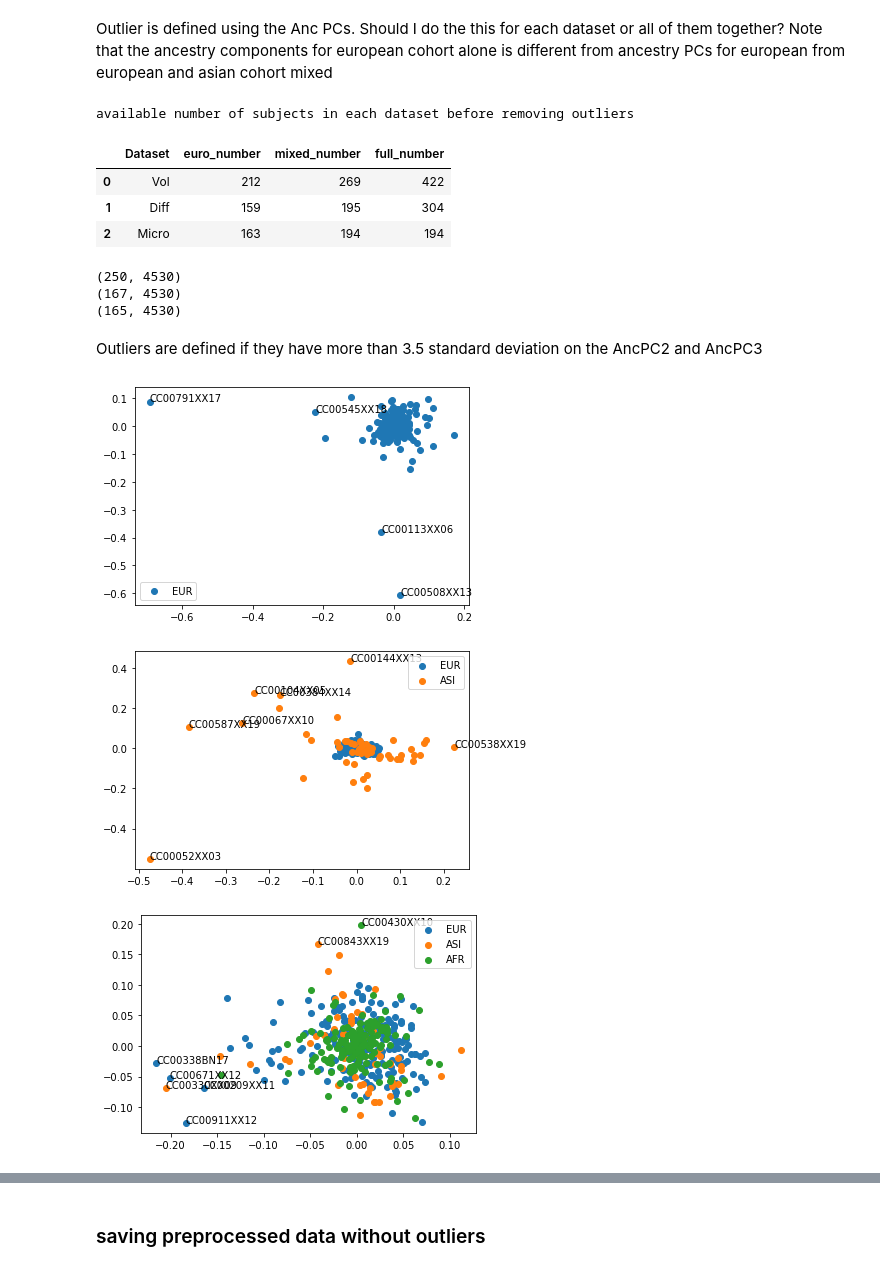
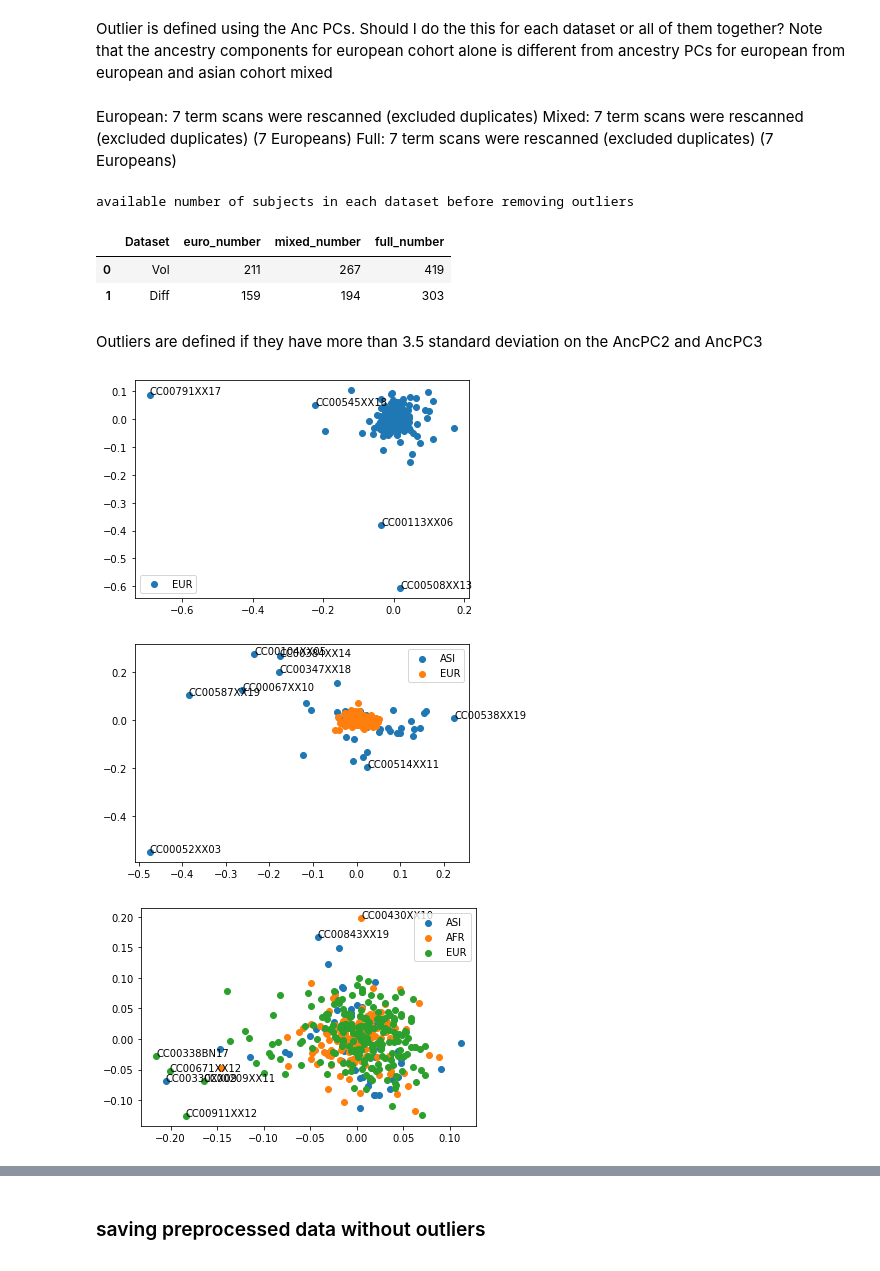
Before and after one commit to lehai-ml/dHCP_genetics, a Jupyter notebook: notebook_results/scz/1_SCZ_dHCP_data_preprocessing.ipynb, the cells around one changed output, grey strips where cells are left out. Cells and saved outputs as stored; diff of their text form; code cells hidden in the pictures.

```diff
--- a/notebook_results/scz/1_SCZ_dHCP_data_preprocessing.ipynb
+++ b/notebook_results/scz/1_SCZ_dHCP_data_preprocessing.ipynb
@@ -411,4 +494,8 @@ full_cohort.cohort_data.to_csv(f'{preprocessed_dataset_path}/imaging_data/log_fi
 ### Removing outliers
 # %% [markdown]
 Outlier is defined using the Anc PCs. Should I do the this for each dataset or all of them together? Note that the ancestry components for european cohort alone is different from ancestry PCs for european from european and asian cohort mixed
+# %% [markdown]
+European: 7 term scans were rescanned (excluded duplicates)
+Mixed: 7 term scans were rescanned (excluded duplicates) (7 Europeans)
+Full: 7 term scans were rescanned (excluded duplicates) (7 Europeans)
 # %%
@@ -418,49 +505,48 @@ full_cohort.extract_neonates_data(termness = 'term')
 # %%
 print('available number of subjects in each dataset before removing outliers')
 pd.DataFrame({
-    'Dataset': ['Vol', 'Diff', 'Micro'],
+    'Dataset': ['Vol', 'Diff',],
     'euro_number': [
         european_cohort.volumetric_df.shape[0],
         european_cohort.diffusion_df.shape[0],
-        european_cohort.micro_df.shape[0]
+#         european_cohort.micro_df.shape[0]
     ],
     'mixed_number': [
         mixed_cohort.volumetric_df.shape[0],
         mixed_cohort.diffusion_df.shape[0],
-        mixed_cohort.micro_df.shape[0]
+#         mixed_cohort.micro_df.shape[0]
     ],
     'full_number': [
         full_cohort.volumetric_df.shape[0],
         full_cohort.diffusion_df.shape[0],
-        full_cohort.micro_df.shape[0]
+#         full_cohort.micro_df.shape[0]
     ]
 })
 # %% [output]
 available number of subjects in each dataset before removing outliers
 |  | Dataset | euro_number | mixed_number | full_number |
-| 0 | Vol | 212 | 269 | 422 |
-| 1 | Diff | 159 | 195 | 304 |
-| 2 | Micro | 163 | 194 | 194 |
+| 0 | Vol | 211 | 267 | 419 |
+| 1 | Diff | 159 | 194 | 303 |
 # %%
 european_cohort_batch_2.extract_neonates_data(termness='term')
-# %%
-print(european_cohort_batch_2.volumetric_df.shape)b
-print(european_cohort_batch_2.diffusion_df.shape)
-print(european_cohort_batch_2.micro_df.shape)
-# %% [output]
-(250, 4530)
-(167, 4530)
-(165, 4530)
 # %% [markdown]
 Outliers are defined if they have more than 3.5 standard deviation on the AncPC2 and AncPC3
 # %%
-european_cohort.volumetric_df,_ = genetic_file_preprocess.Cohort.remove_outliers(european_cohort.volumetric_df,
-                                                     ancestry_PCs=['euro_Anc_PC2','euro_Anc_PC3'])
-mixed_cohort.volumetric_df,_ = genetic_file_preprocess.Cohort.remove_outliers(mixed_cohort.volumetric_df,
-                                                     ancestry_PCs=['mixed_Anc_PC4','mixed_Anc_PC5'])
-full_cohort.volumetric_df,_ = genetic_file_preprocess.Cohort.remove_outliers(full_cohort.volumetric_df,
-                                                     ancestry_PCs=['full_Anc_PC7','full_Anc_PC8'])
+european_cohort.volumetric_df, _ = genetic_file_preprocess.Cohort.remove_outliers(
+    european_cohort.volumetric_df,
+    to_examine=['euro_Anc_PC2', 'euro_Anc_PC3'],hue='cohort',
+    to_annotate='ID')
+
+mixed_cohort.volumetric_df, _ = genetic_file_preprocess.Cohort.remove_outliers(
+    mixed_cohort.volumetric_df,
+    to_examine=['mixed_Anc_PC4', 'mixed_Anc_PC5'],hue='cohort',
+    to_annotate='ID')
+
+full_cohort.volumetric_df, _ = genetic_file_preprocess.Cohort.remove_outliers(
+    full_cohort.volumetric_df,
+    to_examine=['full_Anc_PC7', 'full_Anc_PC8'],hue='cohort',
+    to_annotate='ID')
 # %% [output]
 [figure]
-[figure, old version]
+[figure, new version]
-[figure, old version]
+[figure, new version]
```
Also changed, not shown: parts of 42 cells of this notebook.
